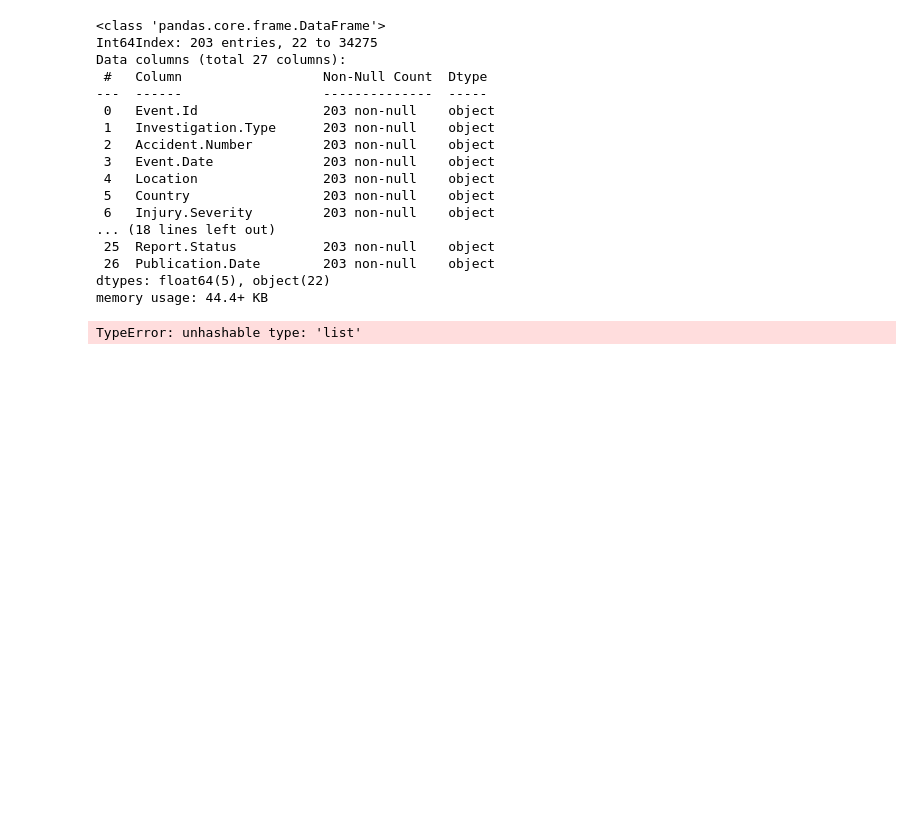
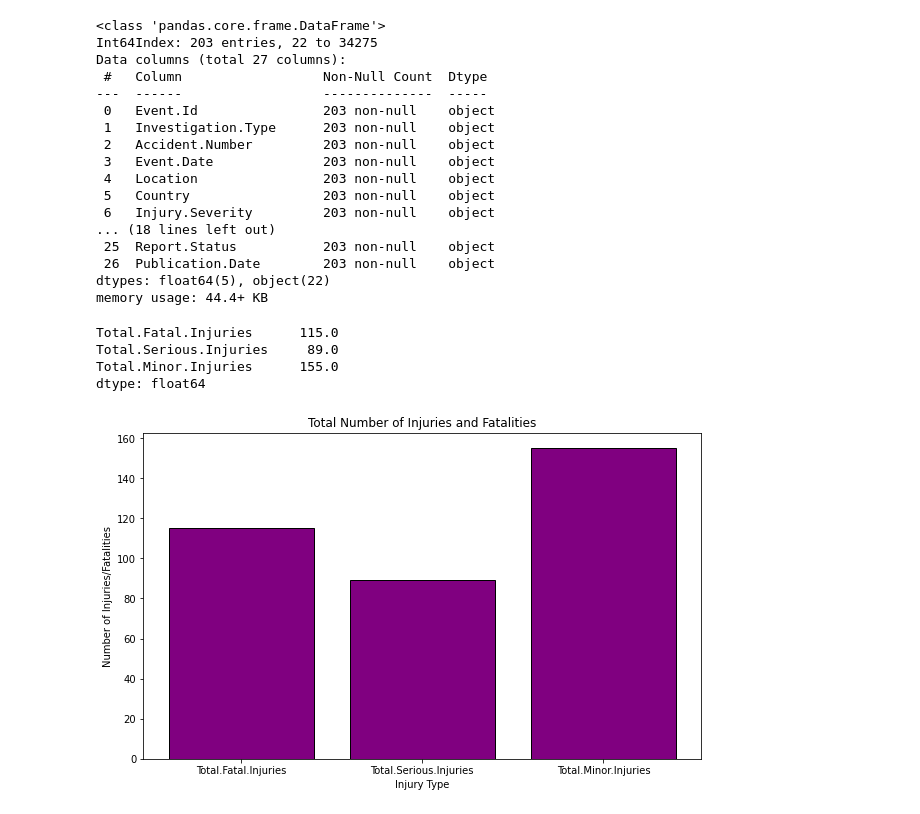
Before and after one commit to kanyua-charity/NTSB-Aviation-Accident-Analysis, a Jupyter notebook: student.ipynb, the cells around one changed output. Cells and saved outputs as stored; diff of their text form; code cells hidden in the pictures; blank space fills up the shorter version.

Commit message:
Did data cleaning and visualisation

```diff
--- a/student.ipynb
+++ b/student.ipynb
@@ -90,9 +92,6 @@ Broad.phase.of.flight     27234
 Report.Status              6450
 Publication.Date          15299
 dtype: int64
-# %%
-#dropping non-crucial columns with too many missing values
-df = df.drop(columns=["Latitude", "Longitude", "Airport.Code", "Airport.Name"])
 # %%
 df.info()
 # %% [output]
@@ -116,3 +115,6 @@ memory usage: 19.0+ MB
+# %%
+#removing columns that are not necessary for analysis and have too many missing values
+df.drop(columns=["Latitude", "Longitude", "Airport.Name", "Airport.Code"], inplace=True)
 # %%
 df.isnull().sum()
 # %% [output]
@@ -156,8 +158,21 @@ Data columns (total 27 columns):
 dtypes: float64(5), object(22)
 memory usage: 44.4+ KB
 # %%
-#checking for outliers
-col_totals = df.sum(["Total.Fatal.Injuries", "Total.Serious.Injuries", "Total.Minor.Injuries", "Total.Uninjured"])
+#getting the total number of injuries and fatalities
+col_totals = df[["Total.Fatal.Injuries", "Total.Serious.Injuries", "Total.Minor.Injuries"]].sum()
 col_totals
 # %% [output]
-TypeError: unhashable type: 'list'
+Total.Fatal.Injuries      115.0
+Total.Serious.Injuries     89.0
+Total.Minor.Injuries      155.0
+dtype: float64
+# %%
+#number of injuries and fatalities
+plt.figure(figsize=(10,6))
+plt.bar(col_totals.index, col_totals.values, color="purple", edgecolor='black')
+plt.xlabel('Injury Type')
+plt.ylabel('Number of Injuries/Fatalities')
+plt.title('Total Number of Injuries and Fatalities')
+plt.show()
+# %% [output]
+[figure, added]
```
Also changed, not shown: parts of 6 cells of this notebook.
